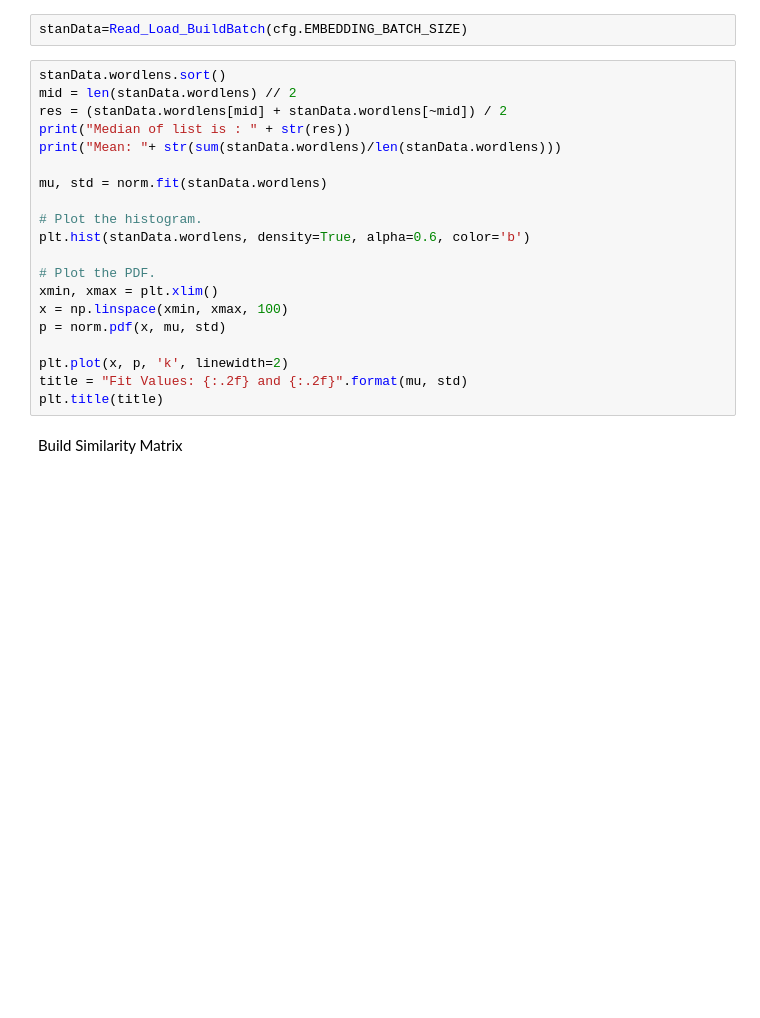
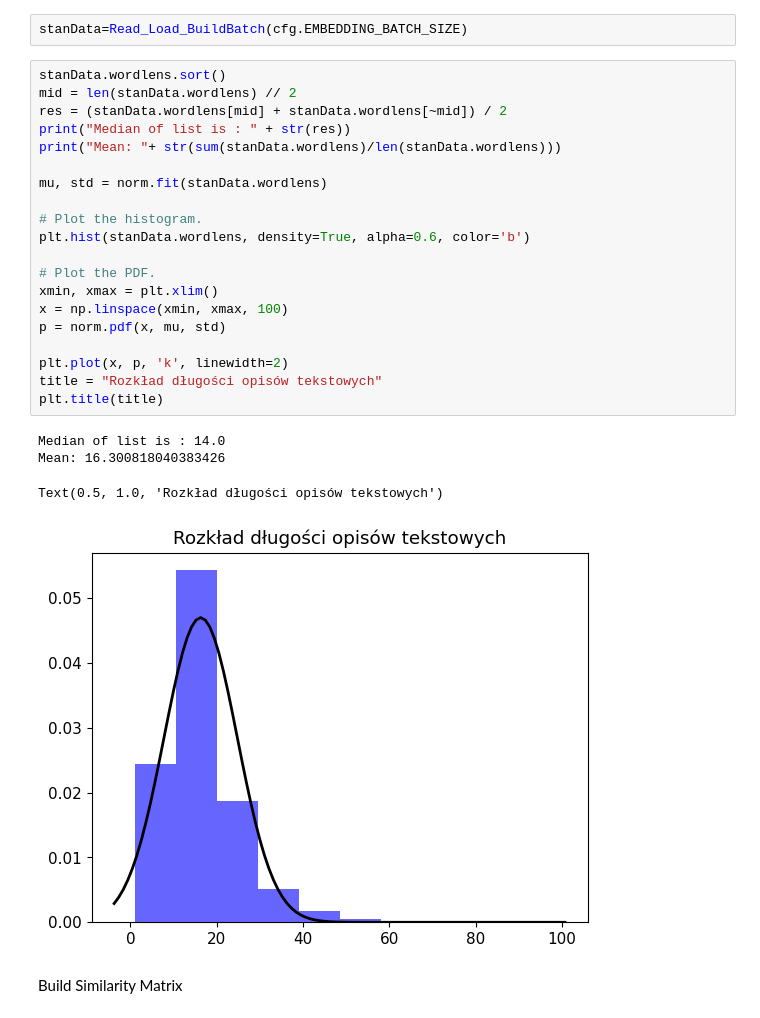
Before and after one commit to Aproxant/3D_Gen, a Jupyter notebook: Encoder/experiments.ipynb, the cells around one changed output. Drawn from its saved outputs; the diff is of its cells as text; blank space fills up the shorter version.

```diff
--- a/Encoder/experiments.ipynb
+++ b/Encoder/experiments.ipynb
@@ -95,23 +96,28 @@ stanData=Read_Load_BuildBatch(cfg.EMBEDDING_BATCH_SIZE)
 # %%
 stanData.wordlens.sort()
 mid = len(stanData.wordlens) // 2
 res = (stanData.wordlens[mid] + stanData.wordlens[~mid]) / 2
 print("Median of list is : " + str(res))
 print("Mean: "+ str(sum(stanData.wordlens)/len(stanData.wordlens)))
 
 mu, std = norm.fit(stanData.wordlens)
 
 # Plot the histogram.
 plt.hist(stanData.wordlens, density=True, alpha=0.6, color='b')
 
 # Plot the PDF.
 xmin, xmax = plt.xlim()
 x = np.linspace(xmin, xmax, 100)
 p = norm.pdf(x, mu, std)
 
 plt.plot(x, p, 'k', linewidth=2)
-title = "Fit Values: {:.2f} and {:.2f}".format(mu, std)
+title = "Rozkład długości opisów tekstowych"
 plt.title(title)
+# %% [output]
+Median of list is : 14.0
+Mean: 16.300818040383426
+Text(0.5, 1.0, 'Rozkład długości opisów tekstowych')
+[figure, added]
 # %% [markdown]
 Build Similarity Matrix
 # %%
```
Also changed, not shown: parts of 10 cells of this notebook, 17 other files.
